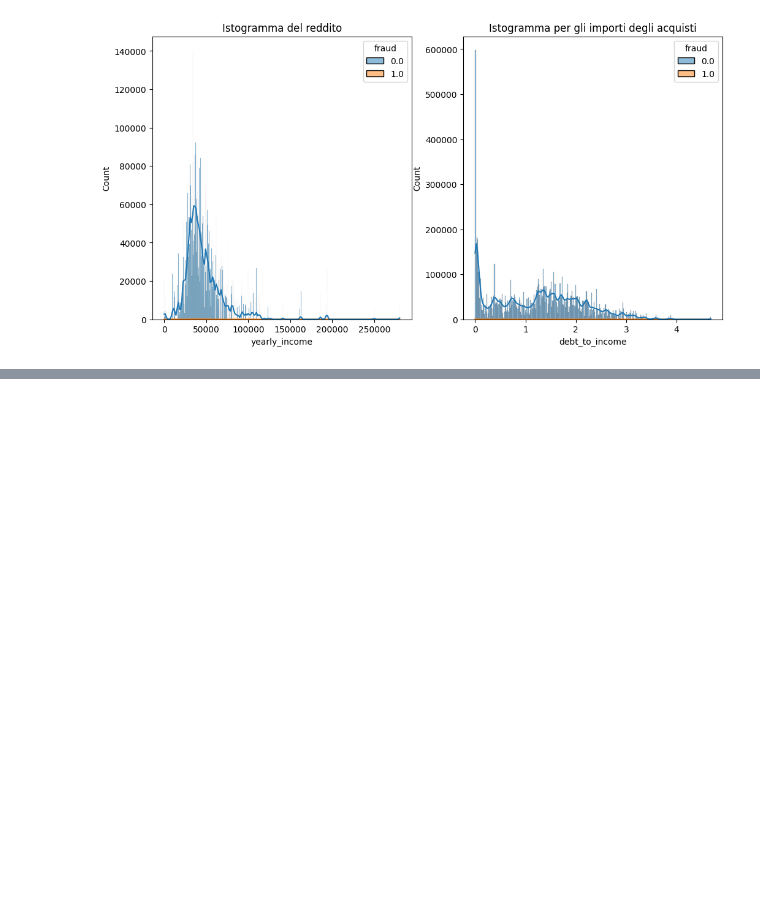
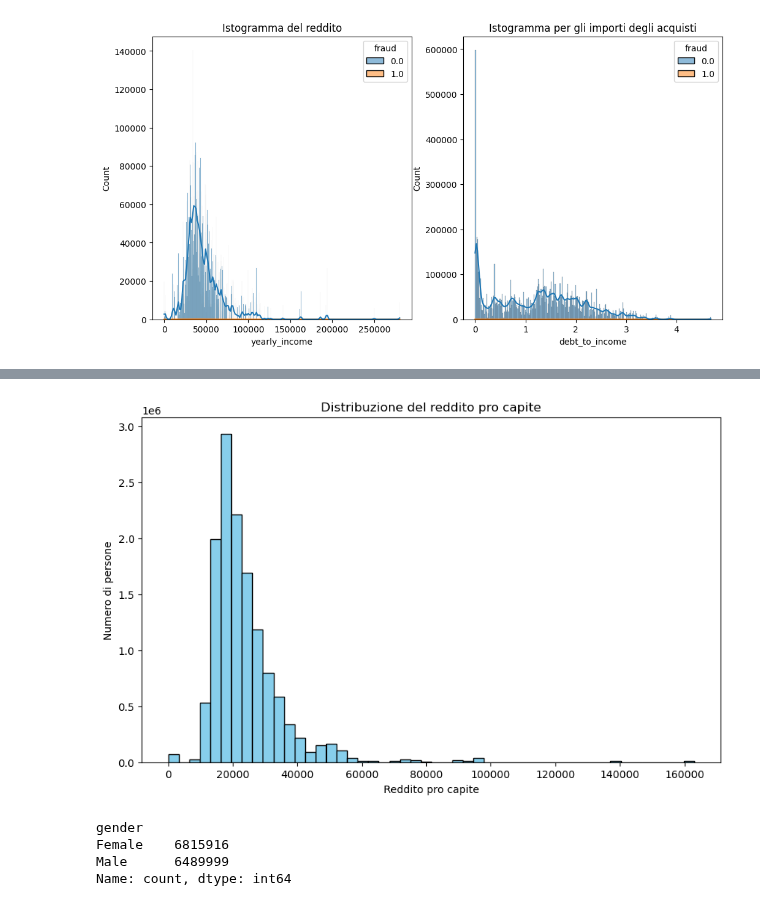
Before and after one commit to AlessandroPieragostini/Data-Science, a Jupyter notebook: data_science_cluster_class.ipynb, the cells around one changed output, grey strips where cells are left out. Cells and saved outputs as stored; diff of their text form; code cells hidden in the pictures; blank space fills up the shorter version.

```diff
--- a/data_science_cluster_class.ipynb
+++ b/data_science_cluster_class.ipynb
@@ -524,0 +539,17 @@ Text(0.5, 1.0, 'Istogramma per gli importi degli acquisti')
+# %%
+plt.figure(figsize=(10, 6))
+plt.hist(trans_final['per_capita_income'], bins=50, color='skyblue', edgecolor='black')
+plt.title('Distribuzione del reddito pro capite')
+plt.xlabel('Reddito pro capite')
+plt.ylabel('Numero di persone')
+plt.show()
+# %% [output]
+[figure, added]
+# %%
+gender_count = trans_final['gender'].value_counts()
+print(gender_count)
+# %% [output]
+gender
+Female    6815916
+Male      6489999
+Name: count, dtype: int64
```
Also changed, not shown: parts of 6 cells of this notebook.
